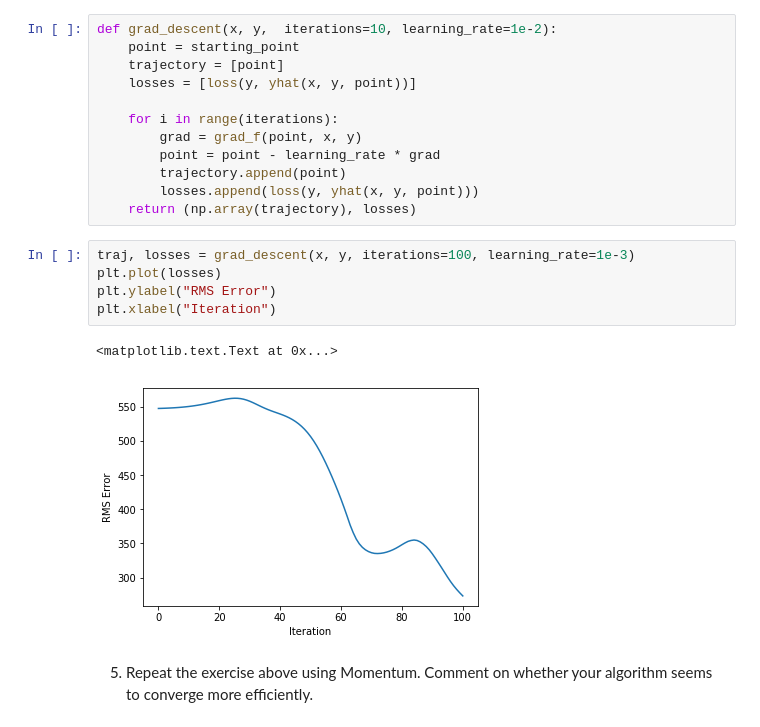
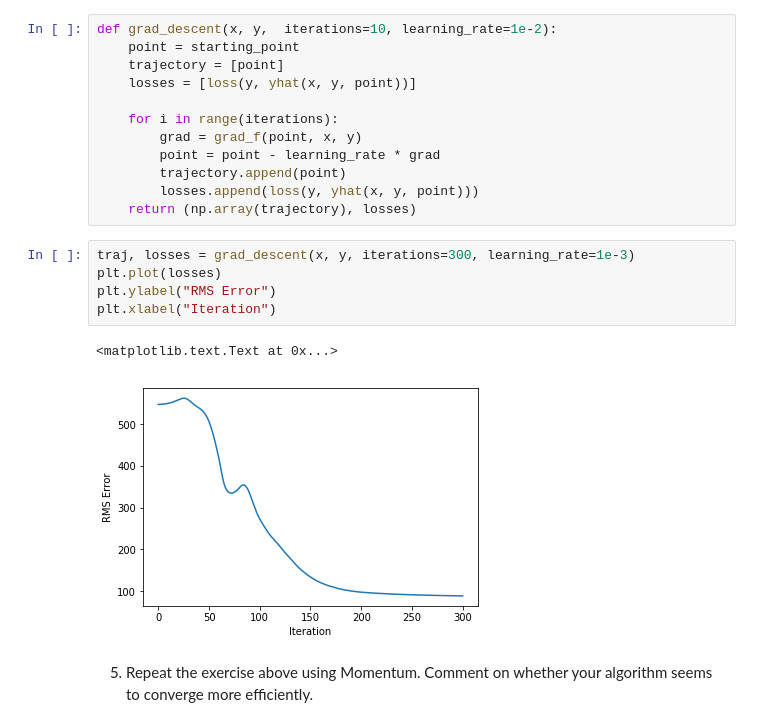
Before and after one commit to s2t2/ANLY-590-Deep-Learning, a Jupyter notebook: hw1/hw1-p3-backprop.ipynb, the cells around one changed output. Drawn from its saved outputs; the diff is of its cells as text.

```diff
--- a/hw1/hw1-p3-backprop.ipynb
+++ b/hw1/hw1-p3-backprop.ipynb
@@ -144,13 +144,13 @@ def grad_descent(x, y,  iterations=10, learning_rate=1e-2):
         losses.append(loss(y, yhat(x, y, point)))
     return (np.array(trajectory), losses)
 # %%
-traj, losses = grad_descent(x, y, iterations=100, learning_rate=1e-3)
+traj, losses = grad_descent(x, y, iterations=300, learning_rate=1e-3)
 plt.plot(losses)
 plt.ylabel("RMS Error")
 plt.xlabel("Iteration")
 # %% [output]
 <matplotlib.text.Text at 0x...>
-[figure, old version]
+[figure, new version]
 # %% [markdown]
 5. Repeat the exercise above using Momentum. Comment on whether your algorithm seems to converge more efficiently.
 # %%
```
Also changed, not shown: parts of 2 cells of this notebook, 2 other files.
